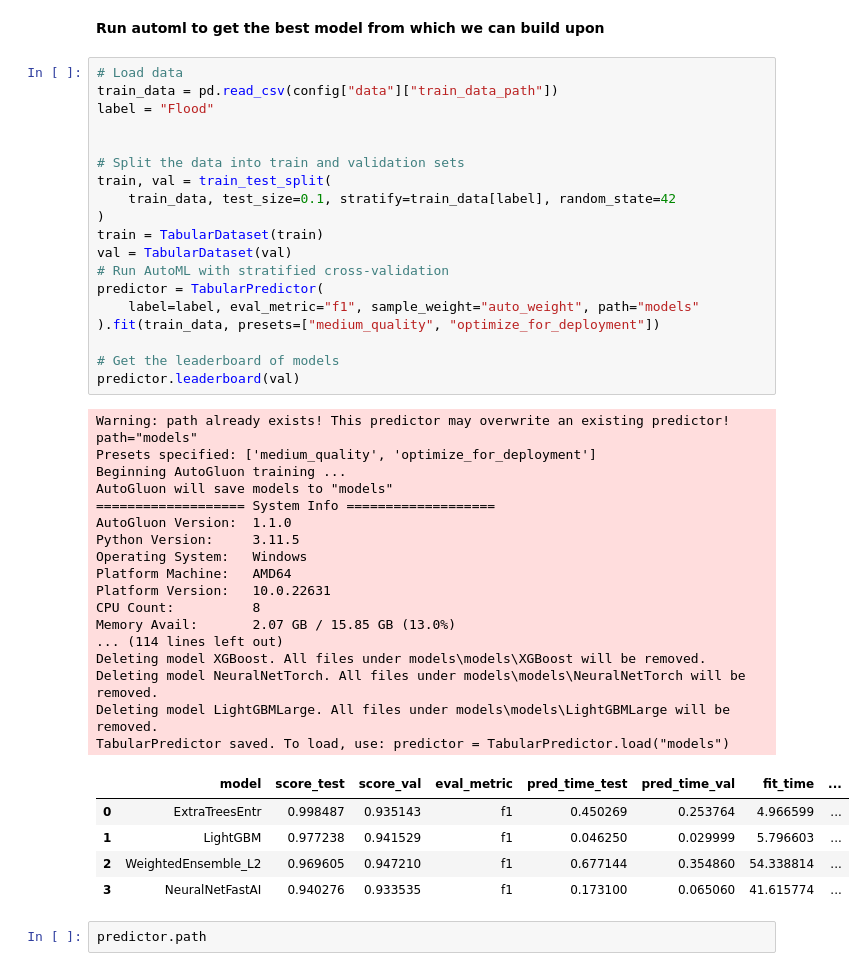
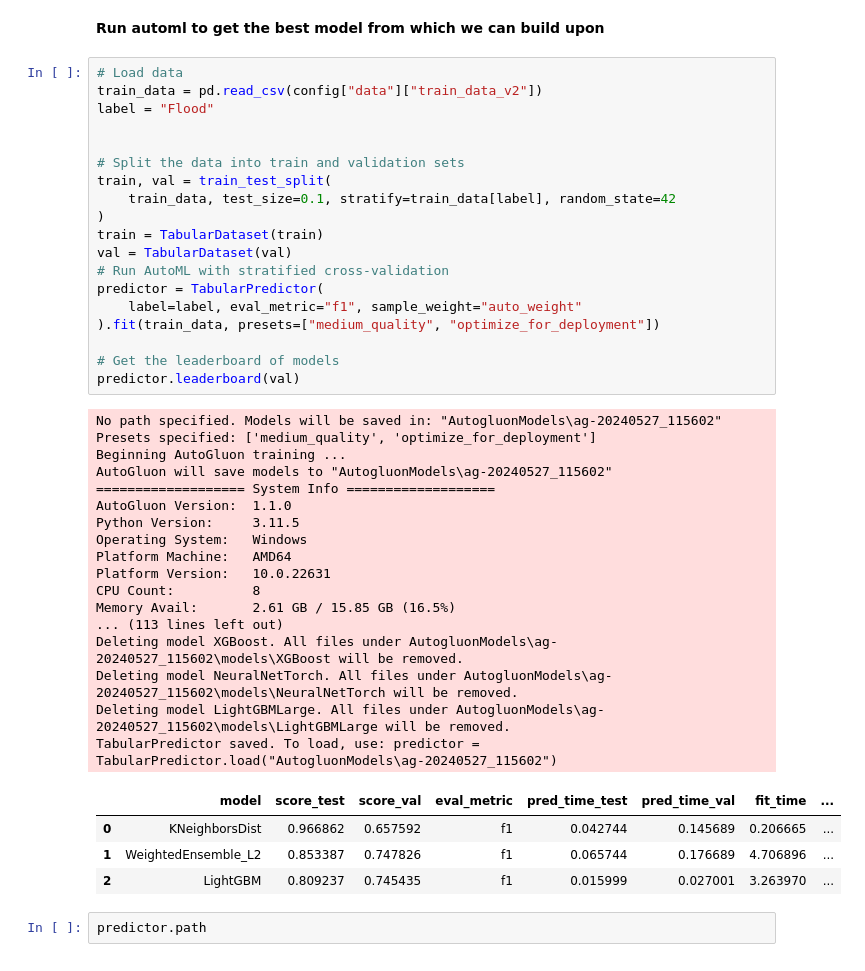
Before and after one commit to KimaniKibuthu/flood-prediction, a Jupyter notebook: notebooks/04_modelling.ipynb, the cells around one changed output. Cells and saved outputs as stored; diff of their text form.

```diff
--- a/notebooks/04_modelling.ipynb
+++ b/notebooks/04_modelling.ipynb
@@ -32,46 +32,45 @@ config = load_config()
 **Run automl to get the best model from which we can build upon**
 # %%
 # Load data
-train_data = pd.read_csv(config["data"]["train_data_path"])
+train_data = pd.read_csv(config["data"]["train_data_v2"])
 label = "Flood"
 
 
 # Split the data into train and validation sets
 train, val = train_test_split(
     train_data, test_size=0.1, stratify=train_data[label], random_state=42
 )
 train = TabularDataset(train)
 val = TabularDataset(val)
 # Run AutoML with stratified cross-validation
 predictor = TabularPredictor(
-    label=label, eval_metric="f1", sample_weight="auto_weight", path="models"
+    label=label, eval_metric="f1", sample_weight="auto_weight"
 ).fit(train_data, presets=["medium_quality", "optimize_for_deployment"])
 
 # Get the leaderboard of models
 predictor.leaderboard(val)
 # %% [output]
-Warning: path already exists! This predictor may overwrite an existing predictor! path="models"
+No path specified. Models will be saved in: "AutogluonModels\ag-20240527_115602"
 Presets specified: ['medium_quality', 'optimize_for_deployment']
 Beginning AutoGluon training ...
-AutoGluon will save models to "models"
+AutoGluon will save models to "AutogluonModels\ag-20240527_115602"
 =================== System Info ===================
 AutoGluon Version:  1.1.0
 Python Version:     3.11.5
 Operating System:   Windows
 Platform Machine:   AMD64
 Platform Version:   10.0.22631
 CPU Count:          8
-Memory Avail:       2.07 GB / 15.85 GB (13.0%)
-... (114 lines left out)
-Deleting model XGBoost. All files under models\models\XGBoost will be removed.
-Deleting model NeuralNetTorch. All files under models\models\NeuralNetTorch will be removed.
-Deleting model LightGBMLarge. All files under models\models\LightGBMLarge will be removed.
-TabularPredictor saved. To load, use: predictor = TabularPredictor.load("models")
+Memory Avail:       2.61 GB / 15.85 GB (16.5%)
+... (113 lines left out)
+Deleting model XGBoost. All files under AutogluonModels\ag-20240527_115602\models\XGBoost will be removed.
+Deleting model NeuralNetTorch. All files under AutogluonModels\ag-20240527_115602\models\NeuralNetTorch will be removed.
+Deleting model LightGBMLarge. All files under AutogluonModels\ag-20240527_115602\models\LightGBMLarge will be removed.
+TabularPredictor saved. To load, use: predictor = TabularPredictor.load("AutogluonModels\ag-20240527_115602")
 |  | model | score_test | score_val | eval_metric | pred_time_test | pred_time_val | fit_time | ... |
-| 0 | ExtraTreesEntr | 0.998487 | 0.935143 | f1 | 0.450269 | 0.253764 | 4.966599 | ... |
-| 1 | LightGBM | 0.977238 | 0.941529 | f1 | 0.046250 | 0.029999 | 5.796603 | ... |
-| 2 | WeightedEnsemble_L2 | 0.969605 | 0.947210 | f1 | 0.677144 | 0.354860 | 54.338814 | ... |
-| 3 | NeuralNetFastAI | 0.940276 | 0.933535 | f1 | 0.173100 | 0.065060 | 41.615774 | ... |
+| 0 | KNeighborsDist | 0.966862 | 0.657592 | f1 | 0.042744 | 0.145689 | 0.206665 | ... |
+| 1 | WeightedEnsemble_L2 | 0.853387 | 0.747826 | f1 | 0.065744 | 0.176689 | 4.706896 | ... |
+| 2 | LightGBM | 0.809237 | 0.745435 | f1 | 0.015999 | 0.027001 | 3.263970 | ... |
 # %%
 predictor.path
 # %% [output]
```
Also changed, not shown: parts of 3 cells of this notebook, 9 other files.
